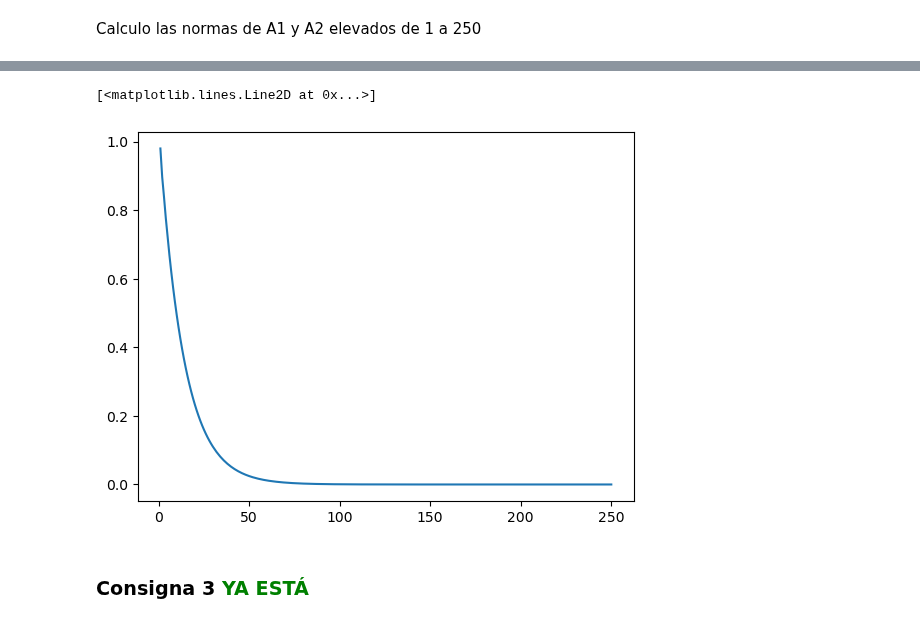
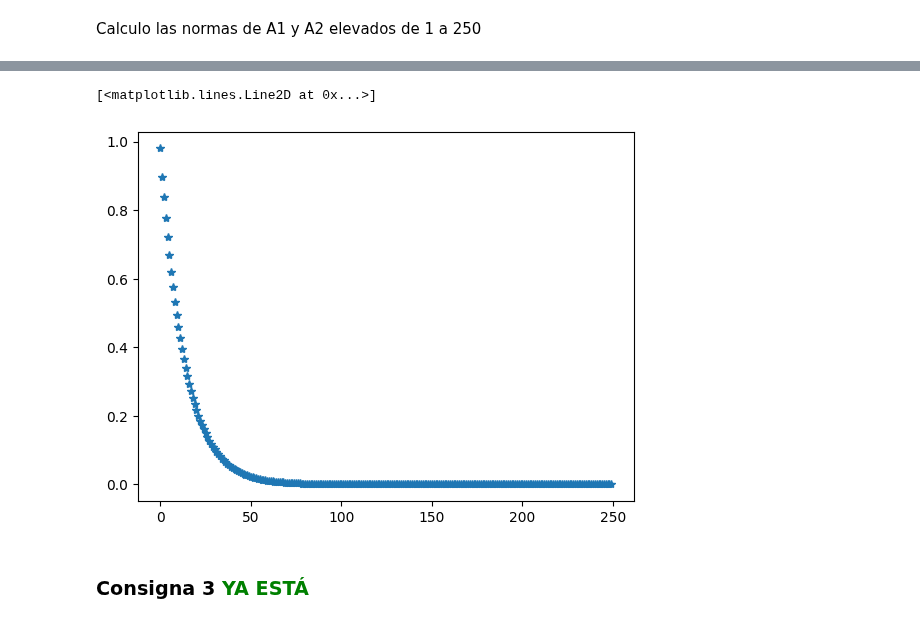
Before and after one commit to evaFomina/ALC_TP, a Jupyter notebook: Tiburones_ALC_TP2.ipynb, the cells around one changed output, grey strips where cells are left out. Cells and saved outputs as stored; diff of their text form; code cells hidden in the pictures.

```diff
--- a/Tiburones_ALC_TP2.ipynb
+++ b/Tiburones_ALC_TP2.ipynb
@@ -298,8 +296,8 @@ plt.plot(arr, a1)
 # %%
-plt.plot(arr, a2)
+plt.plot(a2,"*")
 # %% [output]
 [<matplotlib.lines.Line2D at 0x...>]
-[figure, old version]
+[figure, new version]
 # %% [markdown]
 ### Consigna 3 <font color="green">YA ESTÁ</font>
 # %% [markdown]
```
Also changed, not shown: parts of 31 cells of this notebook.
